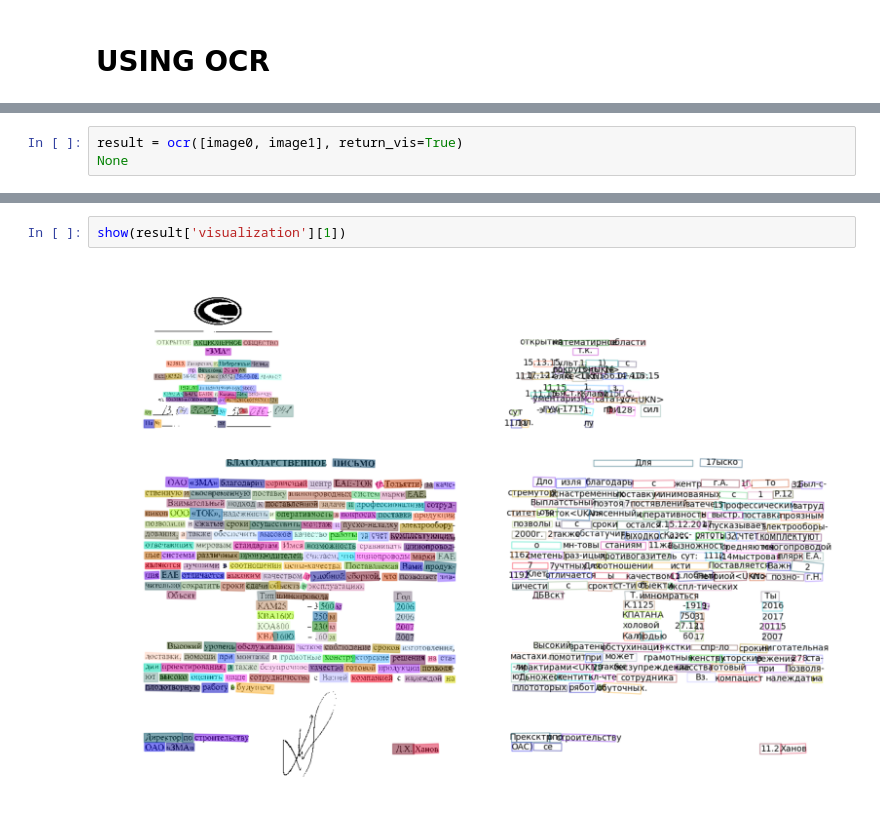
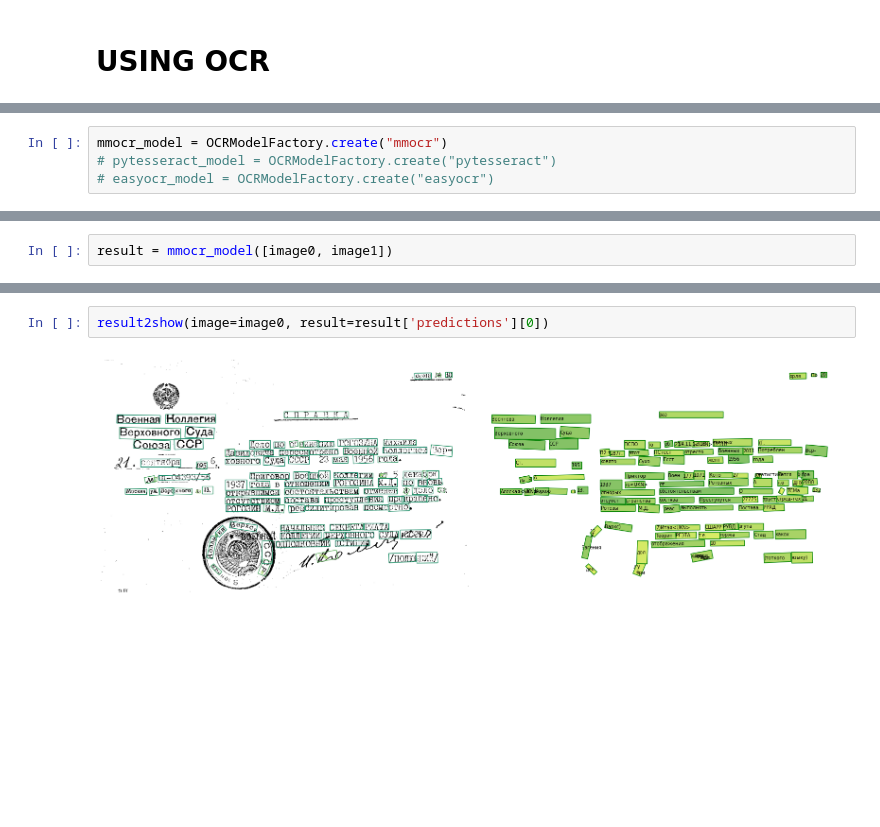
Before and after one commit to dimkablin/carrotOCR, a Jupyter notebook: notebooks/pipeline-mmocr-example.ipynb, the cells around one changed output, grey strips where cells are left out. Drawn from its saved outputs; the diff is of its cells as text; blank space fills up the shorter version.

```diff
--- a/notebooks/pipeline-mmocr-example.ipynb
+++ b/notebooks/pipeline-mmocr-example.ipynb
@@ -52,0 +35,4 @@ Loads checkpoint by local backend from path: C:\Users\dimka\PycharmProjects\Tatn
+# %%
+mmocr_model = OCRModelFactory.create("mmocr")
+# pytesseract_model = OCRModelFactory.create("pytesseract")
+# easyocr_model = OCRModelFactory.create("easyocr")
@@ -53,6 +43,5 @@ Loads checkpoint by local backend from path: C:\Users\dimka\PycharmProjects\Tatn
 # %%
-result = ocr([image0, image1], return_vis=True)
-None
+result = mmocr_model([image0, image1])
 # %% [output]
 [interactive output not drawn]
 [interactive output not drawn]
@@ -68,4 +53,4 @@ show(result['visualization'][0])
-# %%
-show(result['visualization'][1])
-# %% [output]
-[figure, removed]
+# %%
+result2show(image=image0, result=result['predictions'][0])
+# %% [output]
+[figure, added]
```
Also changed, not shown: parts of 6 cells of this notebook, 7 other files.
